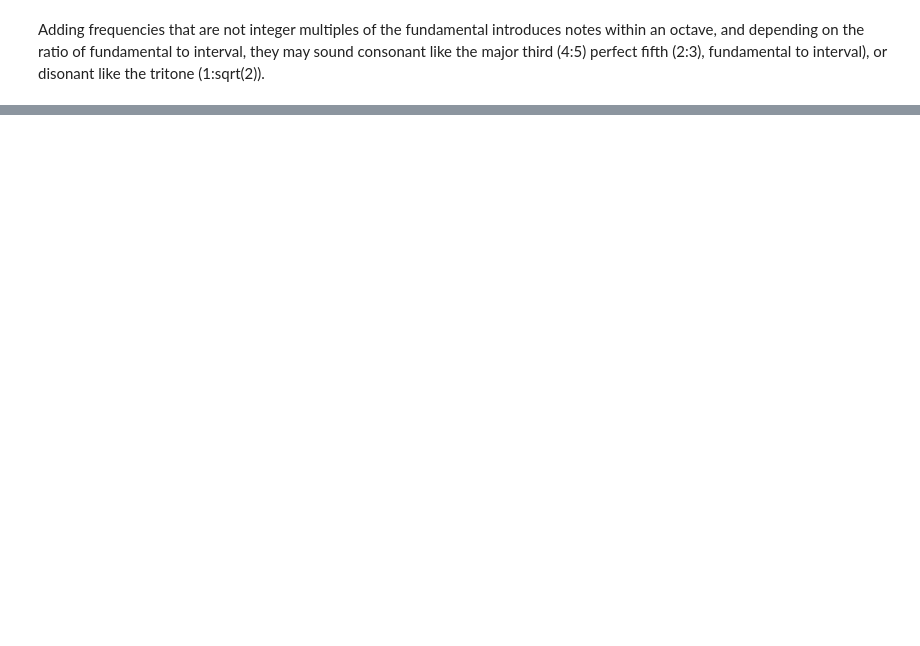
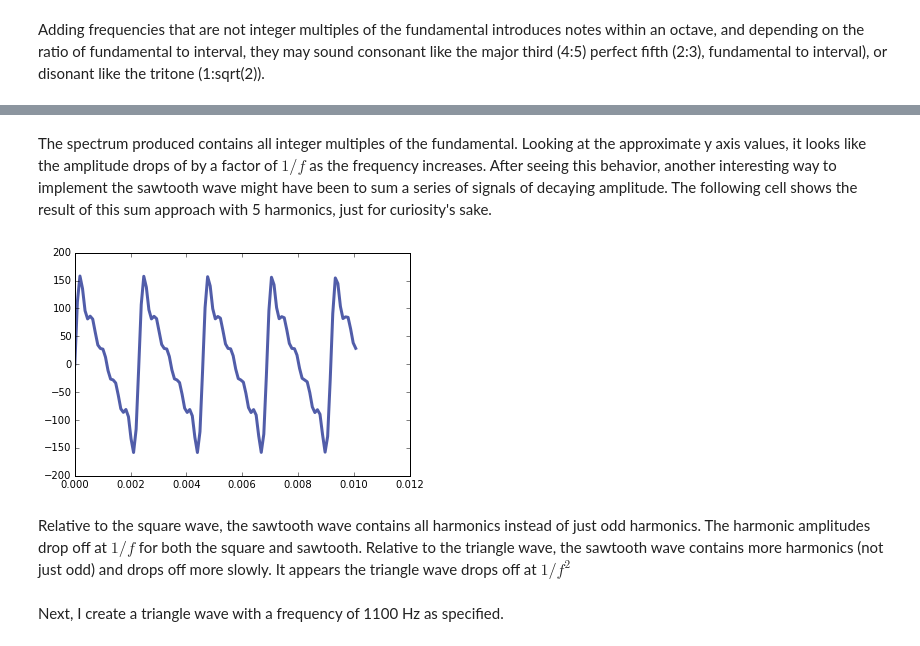
Before and after one commit to kyflores/ThinkDSP, a Jupyter notebook: problem_sets/PS01.ipynb, the cells around one changed output, grey strips where cells are left out. Saved outputs shown, nothing was run; the diff lists cells and outputs as text; code cells hidden in the pictures; blank space fills up the shorter version.

```diff
--- a/problem_sets/PS01.ipynb
+++ b/problem_sets/PS01.ipynb
@@ -117,0 +129,15 @@ Class Sawtooth(thinkdsp.Sinusoid):
+# %% [markdown]
+The spectrum produced contains all integer multiples of the fundamental. Looking at the approximate y axis values, it looks like the amplitude drops of by a factor of $1/f$ as the frequency increases. After seeing this behavior, another interesting way to implement the sawtooth wave might have been to sum a series of signals of decaying amplitude. The following cell shows the result of this sum approach with 5 harmonics, just for curiosity's sake.
+# %%
+sigs=[]
+for n in range(5):
+    sigs.append(thinkdsp.SinSignal(freq=440*(n+1),amp=100/(n+1)))
+
+sawtooth=thinkdsp.SumSignal(*sigs)
+sawtooth.make_wave(duration=0.01).plot()
+# %% [output]
+[figure, added]
+# %% [markdown]
+Relative to the square wave, the sawtooth wave contains all harmonics instead of just odd harmonics. The harmonic amplitudes drop off at $1/f$ for both the square and sawtooth. Relative to the triangle wave, the sawtooth wave contains more harmonics (not just odd) and drops off more slowly. It appears the triangle wave drops off at $1/f^2$
+# %% [markdown]
+Next, I create a triangle wave with a frequency of 1100 Hz as specified.
```
Also changed, not shown: parts of 20 cells of this notebook.
